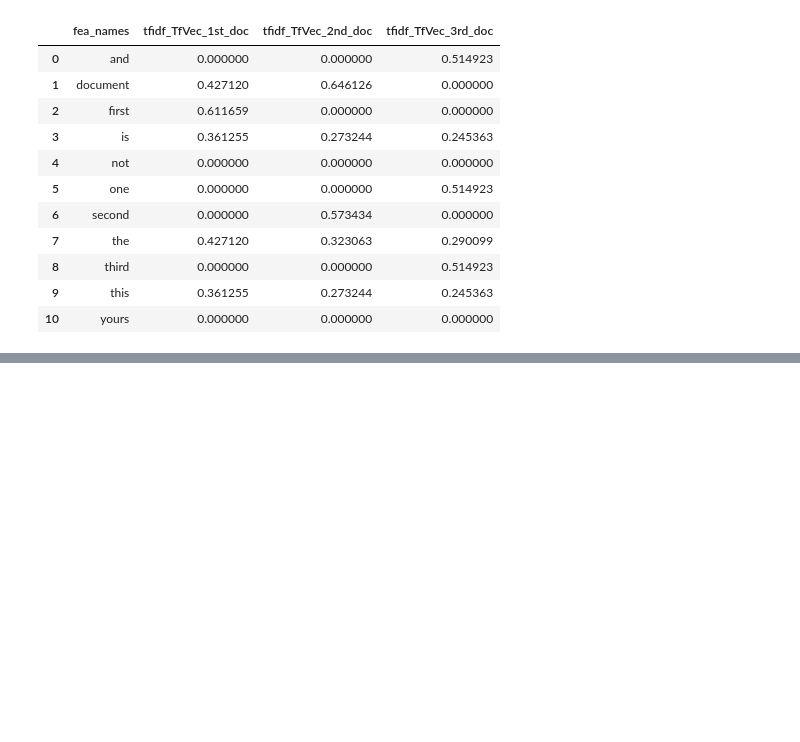
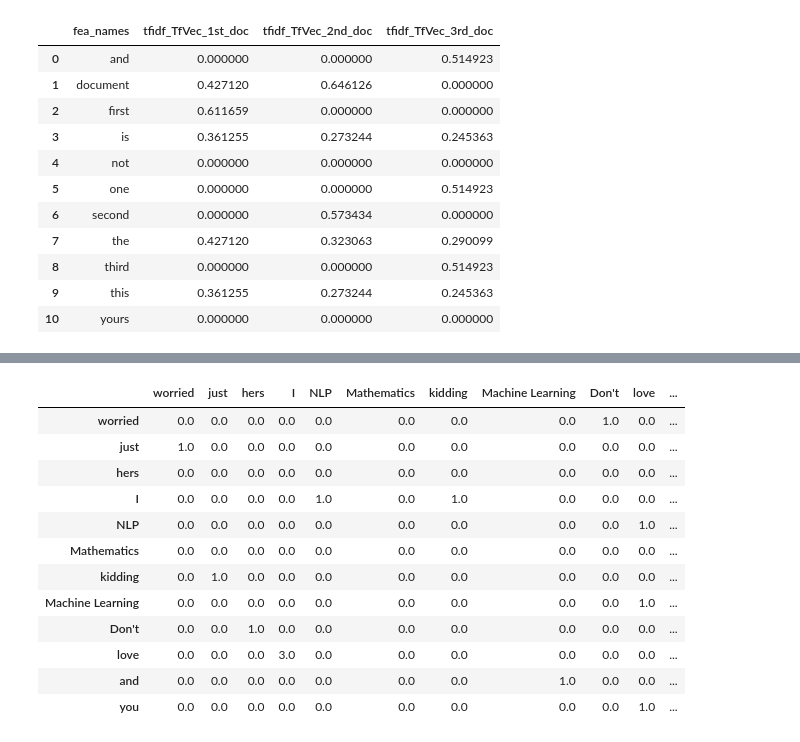
Before and after one commit to NhanDoV/Kaggle-6-first-projects, a Jupyter notebook: NLP_Text_Classification/Embedding.ipynb, the cells around one changed output, grey strips where cells are left out. Drawn from its saved outputs; the diff is of its cells as text; code cells hidden in the pictures; blank space fills up the shorter version.

Commit message:
draft_version_2

```diff
--- a/NLP_Text_Classification/Embedding.ipynb
+++ b/NLP_Text_Classification/Embedding.ipynb
@@ -231,0 +243,60 @@ A co-occurrence matrix or co-occurrence distribution is a matrix that is defined
+# %%
+## ------------------------- xoa doan nay --------------------------------------
+
+def generate_co_occurrence_matrix(corpus):
+
+    ## Create the vocabulary_list, set and indexes
+    vocab = set(corpus)
+    vocab = list(vocab)
+    vocab_index = {word: i for i, word in enumerate(vocab)}
+
+    # Create bigrams from all words in corpus
+    bi_grams = list(bigrams(corpus))
+
+    # Frequency distribution of bigrams ((word1, word2), num_occurrences)
+    bigram_freq = nltk.FreqDist(bi_grams).most_common(len(bi_grams))
+
+    # Initialise co-occurrence matrix
+    # co_occurrence_matrix[current][previous]
+    co_occurrence_matrix = np.zeros((len(vocab), len(vocab)))
+
+    # Loop through the bigrams taking the current and previous word,
+    # and the number of occurrences of the bigram.
+    for bigram in bigram_freq:
+        current = bigram[0][1]
+        previous = bigram[0][0]
+        count = bigram[1]
+        pos_current = vocab_index[current]
+        pos_previous = vocab_index[previous]
+        co_occurrence_matrix[pos_current][pos_previous] = count
+
+    # create matrix
+    co_occurrence_matrix = np.matrix(co_occurrence_matrix)
+
+    # return the matrix and the index
+    return co_occurrence_matrix, vocab_index
+
+draft_text = [["I", "love", "you", "and", "hers"],
+              ["Don't", "worried", "just", "kidding"],
+              ["I", "love", "NLP"],
+              ["I", "love", "Machine Learning", "and", "Mathematics"]]
+data = list(itertools.chain.from_iterable(draft_text))
+matrix, vocab_index = generate_co_occurrence_matrix(data)
+
+data_matrix = pd.DataFrame(matrix, index=vocab_index,
+                             columns=vocab_index)
+data_matrix
+# %% [output]
+|  | worried | just | hers | I | NLP | Mathematics | kidding | Machine Learning | Don't | love | ... |
+| worried | 0.0 | 0.0 | 0.0 | 0.0 | 0.0 | 0.0 | 0.0 | 0.0 | 1.0 | 0.0 | ... |
+| just | 1.0 | 0.0 | 0.0 | 0.0 | 0.0 | 0.0 | 0.0 | 0.0 | 0.0 | 0.0 | ... |
+| hers | 0.0 | 0.0 | 0.0 | 0.0 | 0.0 | 0.0 | 0.0 | 0.0 | 0.0 | 0.0 | ... |
+| I | 0.0 | 0.0 | 0.0 | 0.0 | 1.0 | 0.0 | 1.0 | 0.0 | 0.0 | 0.0 | ... |
+| NLP | 0.0 | 0.0 | 0.0 | 0.0 | 0.0 | 0.0 | 0.0 | 0.0 | 0.0 | 1.0 | ... |
+| Mathematics | 0.0 | 0.0 | 0.0 | 0.0 | 0.0 | 0.0 | 0.0 | 0.0 | 0.0 | 0.0 | ... |
+| kidding | 0.0 | 1.0 | 0.0 | 0.0 | 0.0 | 0.0 | 0.0 | 0.0 | 0.0 | 0.0 | ... |
+| Machine Learning | 0.0 | 0.0 | 0.0 | 0.0 | 0.0 | 0.0 | 0.0 | 0.0 | 0.0 | 1.0 | ... |
+| Don't | 0.0 | 0.0 | 1.0 | 0.0 | 0.0 | 0.0 | 0.0 | 0.0 | 0.0 | 0.0 | ... |
+| love | 0.0 | 0.0 | 0.0 | 3.0 | 0.0 | 0.0 | 0.0 | 0.0 | 0.0 | 0.0 | ... |
+| and | 0.0 | 0.0 | 0.0 | 0.0 | 0.0 | 0.0 | 0.0 | 1.0 | 0.0 | 0.0 | ... |
+| you | 0.0 | 0.0 | 0.0 | 0.0 | 0.0 | 0.0 | 0.0 | 0.0 | 0.0 | 1.0 | ... |
```
Also changed, not shown: parts of 24 cells of this notebook.
